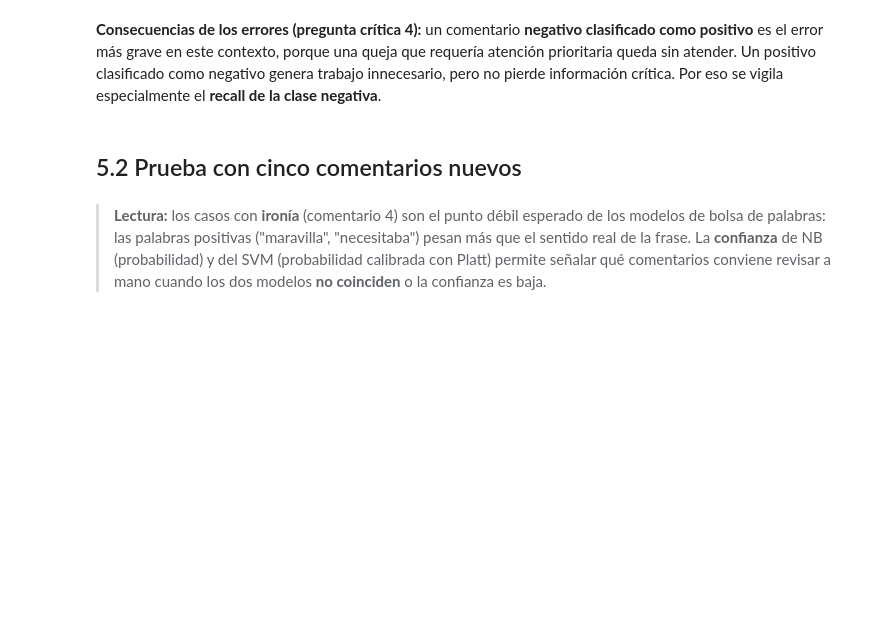
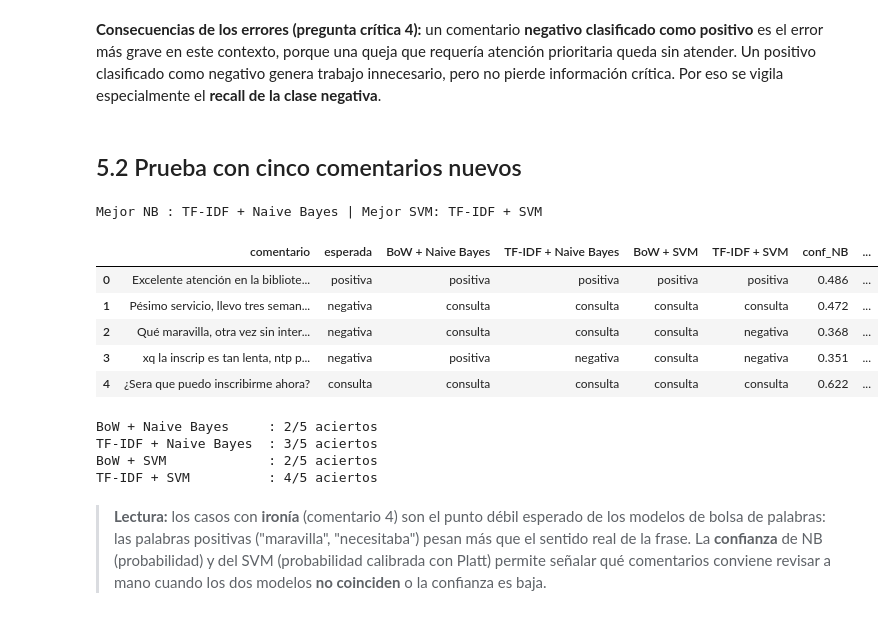
Before and after one commit to ismedinab96/2doParcialPLN, a Jupyter notebook: notebook/Parcial2_PLN.ipynb, the cells around one changed output. Drawn from its saved outputs; the diff is of its cells as text; code cells hidden in the pictures; blank space fills up the shorter version.

```diff
--- a/notebook/Parcial2_PLN.ipynb
+++ b/notebook/Parcial2_PLN.ipynb
@@ -926,34 +1094,46 @@ def preparar(txt):
 def predecir_todo(textos):
     proc = [preparar(t) for t in textos]
     filas = []
     for t, p in zip(textos, proc):
         fila = {"comentario": t}
         for n, m in modelos.items():
             fila[n] = m.predict([p])[0]
         pn = modelos[mejor_nb].predict_proba([p])[0]
         fila["conf_NB"] = pn.max()
         if svm_cal is not None:
             fila["conf_SVM"] = svm_cal.predict_proba([p])[0].max()
         else:
             fila["conf_SVM"] = np.nan
         fila["acuerdo_NB_SVM"] = "sí" if fila[mejor_nb] == fila[mejor_svm] else "NO"
         fila["más_confiable"] = ("NB" if fila["conf_NB"] >= fila["conf_SVM"] else "SVM") if not np.isnan(fila["conf_SVM"]) else "NB"
         filas.append(fila)
     return pd.DataFrame(filas)
 
 NUEVOS = [   # <-- reemplázalos por comentarios propios si lo deseas
     ("Excelente atención en la biblioteca, el personal fue muy amable y rápido.", "positiva"),   # claro positivo
     ("Pésimo servicio, llevo tres semanas esperando una respuesta y nadie me atiende.", "negativa"), # claro negativo
-    ("No me gustó nada cómo explican los profesores, no se entiende.", "negativa"),             # con negación
     ("Qué maravilla, otra vez sin internet en el laboratorio, justo lo que necesitaba.", "negativa"),  # ironía
     ("xq la inscrip es tan lenta, ntp pero deberian mejorarla!!!", "negativa"),                 # jerga / ortografía
+    ("¿Sera que puedo inscribirme ahora?", "consulta"),                                         # consulta (tercera clase)
 ]
 nuevos_df = predecir_todo([t for t, _ in NUEVOS])
 nuevos_df.insert(1, "esperada", [e for _, e in NUEVOS])
 pd.set_option("display.width", 250)
 display(nuevos_df[["comentario", "esperada"] + nombres + ["conf_NB", "conf_SVM", "acuerdo_NB_SVM", "más_confiable"]].round(3))
 for nme in nombres:
     print(f"{nme:22s}: {(nuevos_df[nme] == nuevos_df['esperada']).sum()}/5 aciertos")
+# %% [output]
+Mejor NB : TF-IDF + Naive Bayes | Mejor SVM: TF-IDF + SVM
+|  | comentario | esperada | BoW + Naive Bayes | TF-IDF + Naive Bayes | BoW + SVM | TF-IDF + SVM | conf_NB | ... |
+| 0 | Excelente atención en la bibliote... | positiva | positiva | positiva | positiva | positiva | 0.486 | ... |
+| 1 | Pésimo servicio, llevo tres seman... | negativa | consulta | consulta | consulta | consulta | 0.472 | ... |
+| 2 | Qué maravilla, otra vez sin inter... | negativa | consulta | consulta | consulta | negativa | 0.368 | ... |
+| 3 | xq la inscrip es tan lenta, ntp p... | negativa | positiva | negativa | consulta | negativa | 0.351 | ... |
+| 4 | ¿Sera que puedo inscribirme ahora? | consulta | consulta | consulta | consulta | consulta | 0.622 | ... |
+BoW + Naive Bayes     : 2/5 aciertos
+TF-IDF + Naive Bayes  : 3/5 aciertos
+BoW + SVM             : 2/5 aciertos
+TF-IDF + SVM          : 4/5 aciertos
 # %% [markdown]
 > **Lectura:** los casos con **ironía** (comentario 4) son el punto débil esperado de los modelos de bolsa de palabras: las palabras positivas ("maravilla", "necesitaba") pesan más que el sentido real de la frase. La **confianza** de NB (probabilidad) y del SVM (probabilidad calibrada con Platt) permite señalar qué comentarios conviene revisar a mano cuando los dos modelos **no coinciden** o la confianza es baja.
 # %% [markdown]
```
Also changed, not shown: parts of 27 cells of this notebook, 1 other file.
